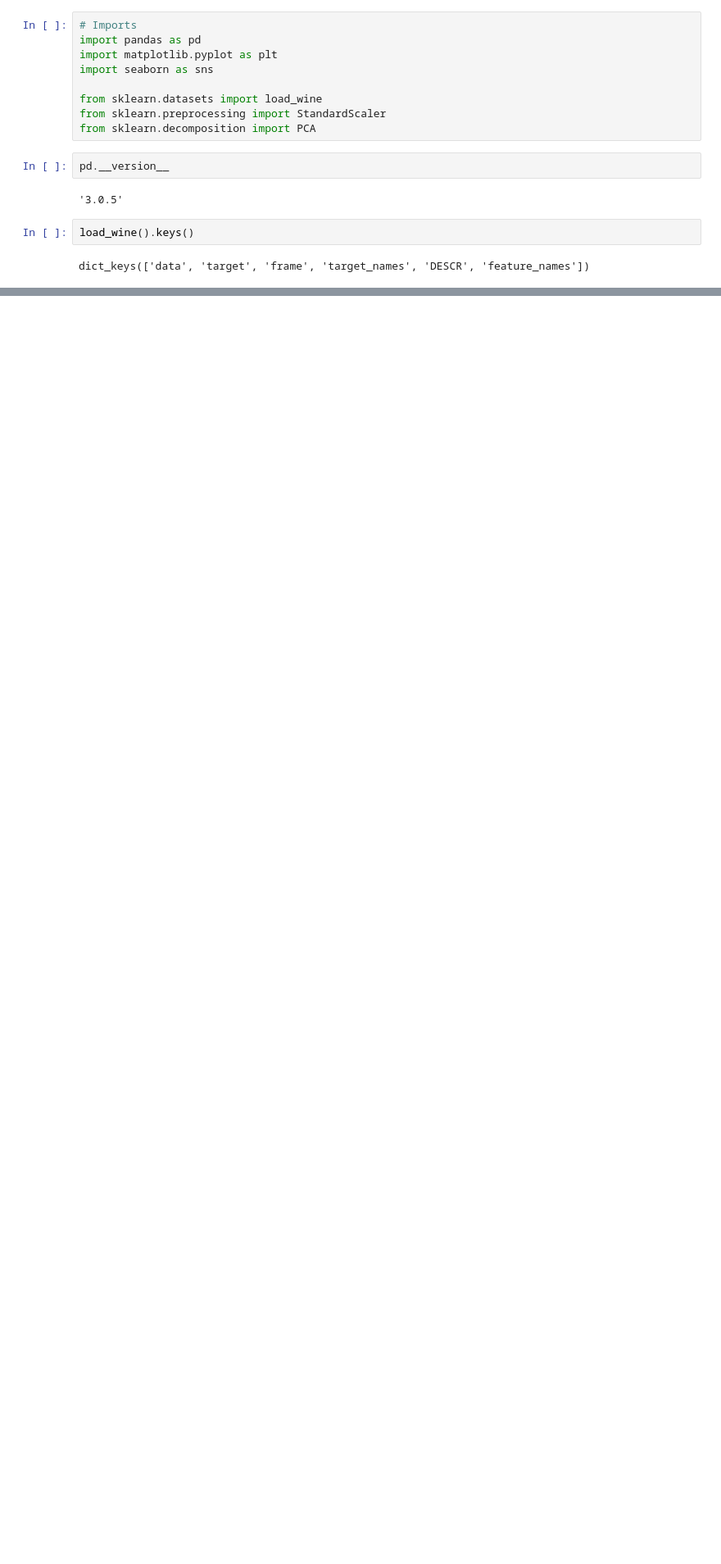
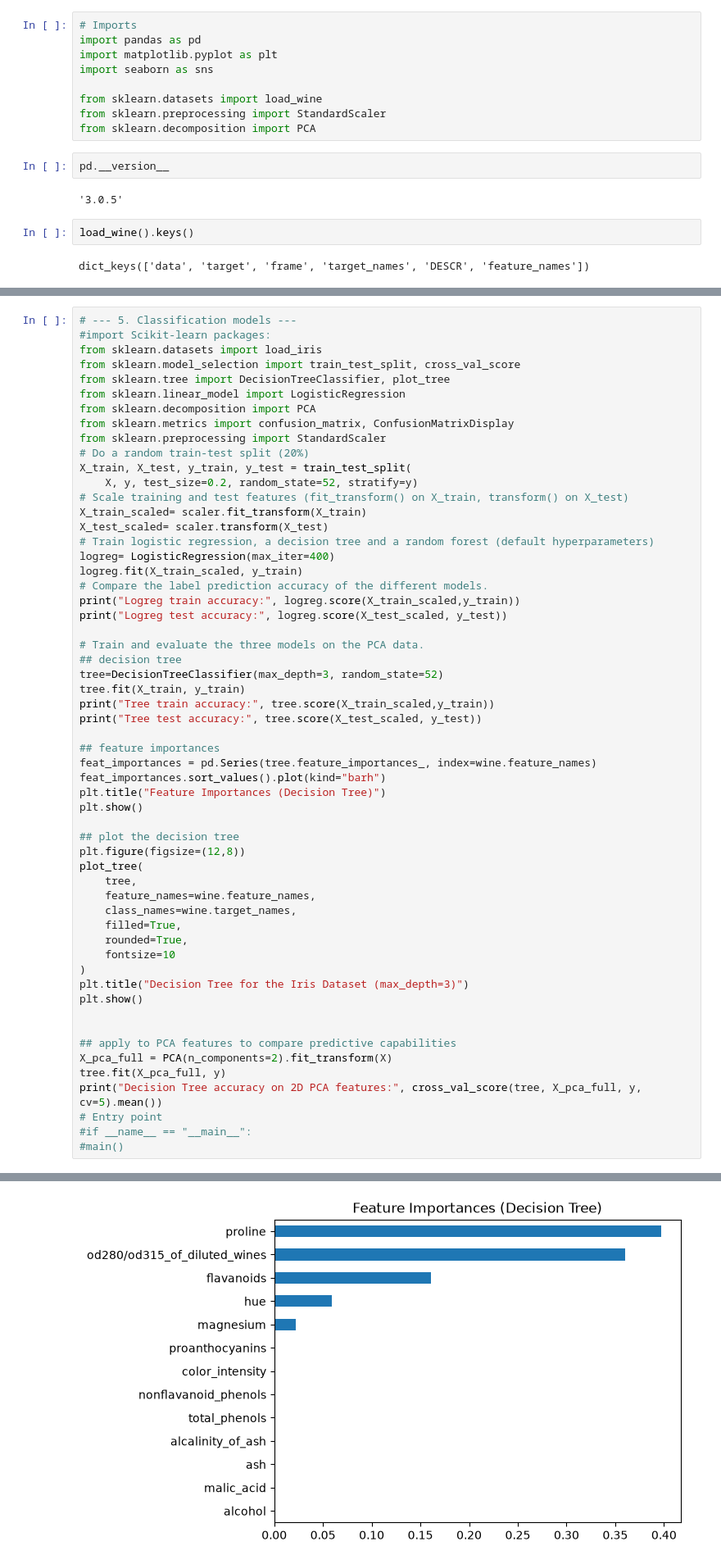
Before and after one commit to chichichi67/ChemicalDataScience103, a Jupyter notebook: assignments/session08_assignment/userfolder/wine_eda_Chiara.ipynb, the cells around one changed output, grey strips where cells are left out. Shown at 82% size. Saved outputs shown, nothing was run; the diff lists cells and outputs as text; blank space fills up the shorter version.

```diff
--- a/assignments/session08_assignment/userfolder/wine_eda_Chiara.ipynb
+++ b/assignments/session08_assignment/userfolder/wine_eda_Chiara.ipynb
@@ -100,0 +124,58 @@ Length: 178, dtype: bool
+# %%
+# --- 5. Classification models ---
+#import Scikit-learn packages:
+from sklearn.datasets import load_iris
+from sklearn.model_selection import train_test_split, cross_val_score
+from sklearn.tree import DecisionTreeClassifier, plot_tree
+from sklearn.linear_model import LogisticRegression
+from sklearn.decomposition import PCA
+from sklearn.metrics import confusion_matrix, ConfusionMatrixDisplay
+from sklearn.preprocessing import StandardScaler
+# Do a random train-test split (20%)
+X_train, X_test, y_train, y_test = train_test_split(
+    X, y, test_size=0.2, random_state=52, stratify=y)
+# Scale training and test features (fit_transform() on X_train, transform() on X_test)
+X_train_scaled= scaler.fit_transform(X_train)
+X_test_scaled= scaler.transform(X_test)
+# Train logistic regression, a decision tree and a random forest (default hyperparameters)
+logreg= LogisticRegression(max_iter=400)
+logreg.fit(X_train_scaled, y_train)
+# Compare the label prediction accuracy of the different models.
+print("Logreg train accuracy:", logreg.score(X_train_scaled,y_train))
+print("Logreg test accuracy:", logreg.score(X_test_scaled, y_test))
+
+# Train and evaluate the three models on the PCA data.
+## decision tree
+tree=DecisionTreeClassifier(max_depth=3, random_state=52)
+tree.fit(X_train, y_train)
+print("Tree train accuracy:", tree.score(X_train_scaled,y_train))
+print("Tree test accuracy:", tree.score(X_test_scaled, y_test))
+
+## feature importances
+feat_importances = pd.Series(tree.feature_importances_, index=wine.feature_names)
+feat_importances.sort_values().plot(kind="barh")
+plt.title("Feature Importances (Decision Tree)")
+plt.show()
+
+## plot the decision tree
+plt.figure(figsize=(12,8))
+plot_tree(
+    tree,
+    feature_names=wine.feature_names,
+    class_names=wine.target_names,
+    filled=True,
+    rounded=True,
+    fontsize=10
+)
+plt.title("Decision Tree for the Iris Dataset (max_depth=3)")
+plt.show()
+
+
+## apply to PCA features to compare predictive capabilities
+X_pca_full = PCA(n_components=2).fit_transform(X)
+tree.fit(X_pca_full, y)
+print("Decision Tree accuracy on 2D PCA features:", cross_val_score(tree, X_pca_full, y, cv=5).mean())
+# Entry point
+#if __name__ == "__main__":
+#main()
+# %% [output]
@@ -100,0 +186 @@ Length: 178, dtype: bool
+[figure, added]
```
Also changed, not shown: parts of 6 cells of this notebook, 8 other files.
